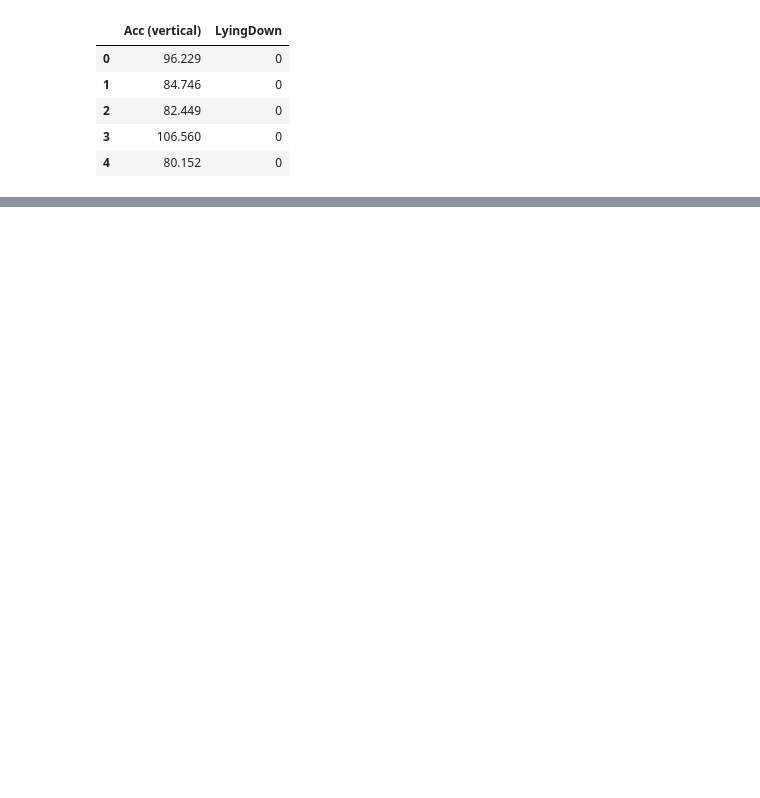
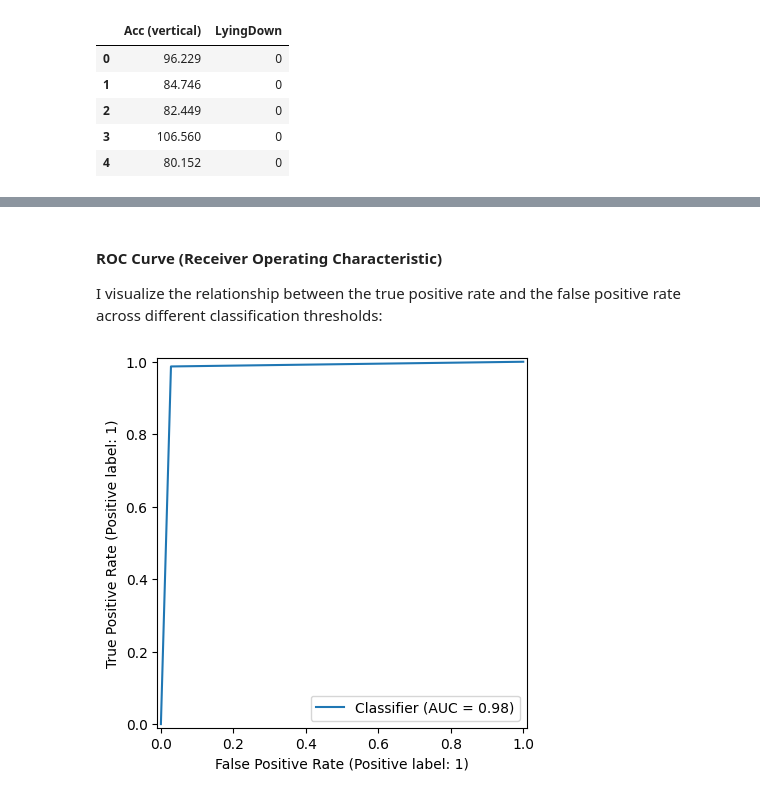
Before and after one commit to Cyberoctane29/Elderly-Motion-Analytics-for-Fall-Prevention, a Jupyter notebook: Elderly_Motion_Analytics_for_Fall_Prevention.ipynb, the cells around one changed output, grey strips where cells are left out. Saved outputs shown, nothing was run; the diff lists cells and outputs as text; code cells hidden in the pictures; blank space fills up the shorter version.

```diff
--- a/Elderly_Motion_Analytics_for_Fall_Prevention.ipynb
+++ b/Elderly_Motion_Analytics_for_Fall_Prevention.ipynb
@@ -125,0 +129,3 @@ Probably not normal
+# %%
+X = activity[["Acc (vertical)"]]
+y = activity[["LyingDown"]]
@@ -125,0 +134,2 @@ Probably not normal
+# %%
+X_train, X_test, y_train, y_test = train_test_split(X, y, test_size=0.3, random_state=42)
@@ -125,0 +384,8 @@ Probably not normal
+# %% [markdown]
+#### **ROC Curve (Receiver Operating Characteristic)**
+I visualize the relationship between the true positive rate and the false positive rate across different classification thresholds:
+# %%
+RocCurveDisplay.from_predictions(y_test, y_pred)
+plt.show()
+# %% [output]
+[figure, added]
```
Also changed, not shown: parts of 57 cells of this notebook.
